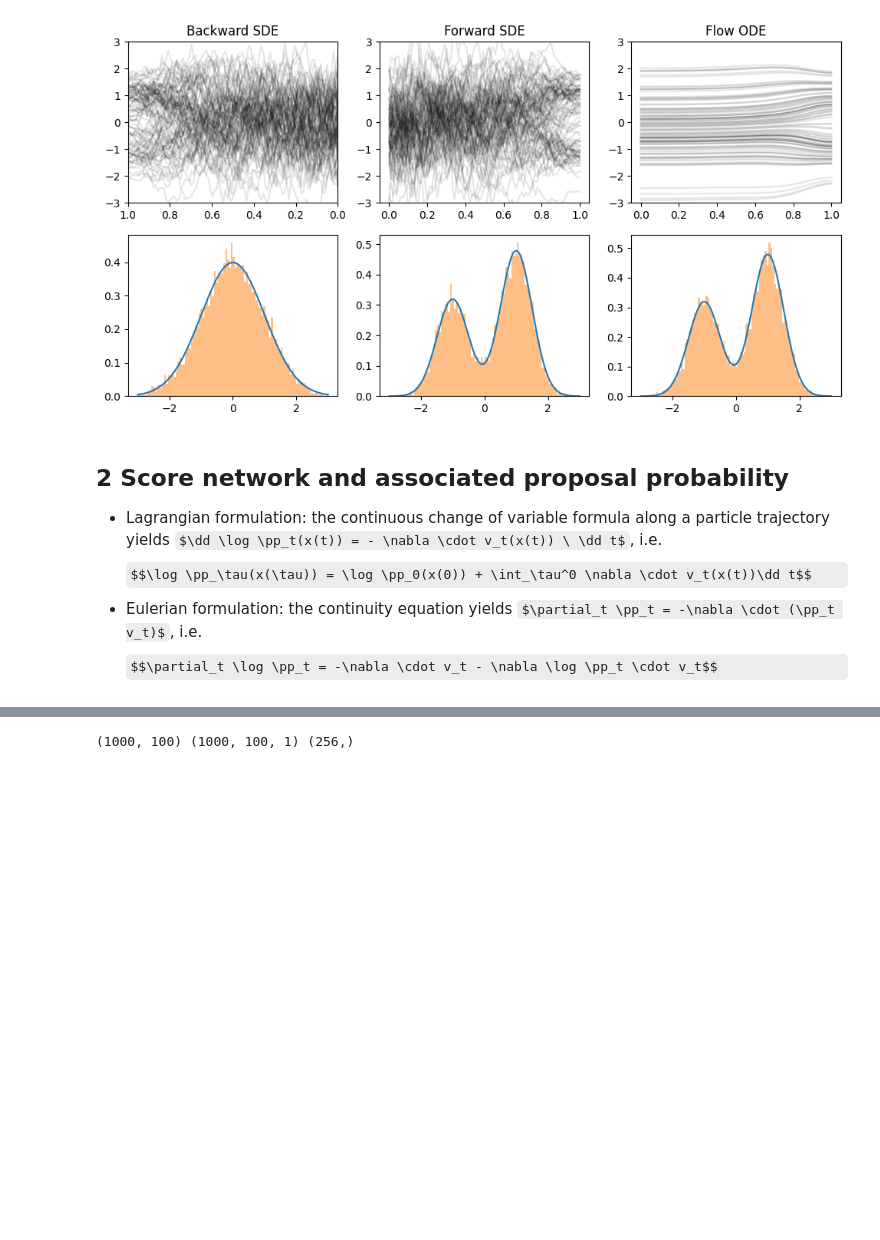
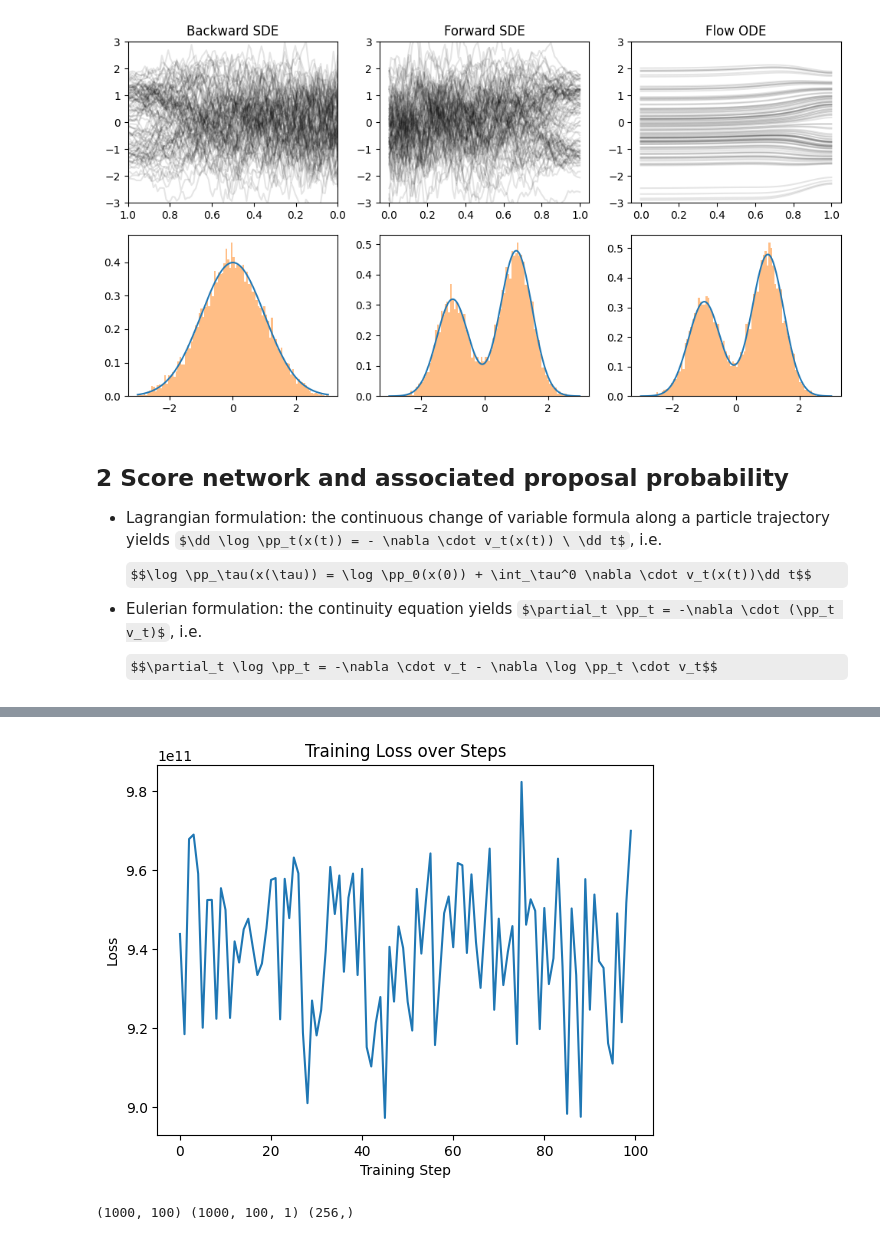
Before and after one commit to hsimonfroy/diffusion-field-level, a Jupyter notebook: TSM.ipynb, the cells around one changed output, grey strips where cells are left out. Cells and saved outputs as stored; diff of their text form; code cells hidden in the pictures; some formulas as TeX source; blank space fills up the shorter version.

```diff
--- a/TSM.ipynb
+++ b/TSM.ipynb
@@ -154,7 +154,7 @@ def backward_sde(key, x1):
     terms = MultiTerm(ODETerm(back_drift), ControlTerm(back_diffusion, brownian_motion))
     solver = Euler()
     saveat = SaveAt(ts=jnp.linspace(t0, t1, 100))
-    sol = diffeqsolve(terms, solver, t0, t1, dt0=0.001, y0=x1, saveat=saveat)
+    sol = diffeqsolve(terms, solver, t0, t1, dt0=1e-3, y0=x1, saveat=saveat)
     return sol.ts[::-1], sol.ys
 
 def forward_sde(key, x0, score=lambda t, y, args: jnp.zeros_like(y)):
@@ -165,7 +165,7 @@ def forward_sde(key, x0, score=lambda t, y, args: jnp.zeros_like(y)):
     terms = MultiTerm(ODETerm(forw_drift), ControlTerm(diffusion, brownian_motion))
     solver = Euler()
     saveat = SaveAt(ts=jnp.linspace(t0, t1, 100))
-    sol = diffeqsolve(terms, solver, t0, t1, dt0=0.001, y0=x0, saveat=saveat)
+    sol = diffeqsolve(terms, solver, t0, t1, dt0=1e-3, y0=x0, saveat=saveat)
     return sol.ts, sol.ys
 
 def flow_ode(key, x0, score=lambda t, y, args: jnp.zeros_like(y)):
@@ -175,7 +175,7 @@ def flow_ode(key, x0, score=lambda t, y, args: jnp.zeros_like(y)):
     terms = ODETerm(vf)
     solver = Euler()
     saveat = SaveAt(ts=jnp.linspace(t0, t1, 100))
-    sol = diffeqsolve(terms, solver, t0, t1, dt0=0.001, y0=x0, saveat=saveat)
+    sol = diffeqsolve(terms, solver, t0, t1, dt0=1e-3, y0=x0, saveat=saveat)
     return sol.ts, sol.ys
 # %%
 keys = jr.split(jr.key(0), n_samples)
@@ -236,6 +236,7 @@ class ScoreNN(nn.Module):
         t = freqs * jnp.atleast_1d(t)
         t = jnp.concatenate([jnp.sin(t), jnp.cos(t)],axis=-1)
         # Building network
+        xin = x
         x = jnp.concatenate([jnp.atleast_1d(x), t])
         x = nn.Dense(features=256)(x)
         x = nn.gelu(x)
@@ -244,10 +245,11 @@ class ScoreNN(nn.Module):
         x = nn.Dense(features=256)(x)
         x = nn.gelu(x)
         x = nn.Dense(features=d)(x)
-        return x
+        return x - xin
 
 score = ScoreNN()
 params = score.init(jr.key(0), jnp.zeros(d), jnp.zeros(1))
+params = tree.map(lambda x: jnp.zeros_like(x), params)
 
 @jax.jit
 @partial(vmap, in_axes=(0, None))
@@ -289,3 +294,8 @@ def logp_sde(params, x1):
     x0, logp = tree.map(lambda x: x[-1], sol.ys)
     # debug.print("{x0}, {logp}", x0=x0, logp=logp)
     return base.log_prob(x0) + logp
+# %%
+# Let's sample from the untrained process
+ts, xs = sample_sde(jr.split(jr.key(0), 10000), params)
+logplin = logp_sde(params, xlin)
+print(ts.shape, xs.shape, logplin.shape)
@@ -291,0 +370,48 @@ def logp_sde(params, x1):
+# %%
+for epoch in range(100):
+    key, key_samp, key_time, key_noise = jr.split(key, 4)
+
+    # Sample a batch of trajectories
+    ts, xs = sample_sde(jr.split(key_samp, batch_size), params)
+    x1s = xs[:,-1] # (batch_size, dim)
+
+    traj_length = int(1e2)
+    eps = 1e-6
+    ts = jnp.broadcast_to(jnp.linspace(eps, 1-eps ,traj_length), (batch_size, traj_length))
+    x1s = target.sample(batch_size, key_samp) # (batch_size, dim)
+    print(ts.shape, x1s.shape)
+
+    # logps, scores = vmap(value_and_grad(target.log_prob))(x1s)
+    # ws = logps - logp_sde(params, x1s) # (batch_size,)
+    # ws = jnp.exp(ws - jnp.max(ws))
+    # ws = ws / jnp.sum(ws)
+
+    # ts = jr.uniform(key_time, batch_size)
+
+    # scores = jnp.broadcast_to(scores[:,None], (*ts.shape, d)) # (batch_size, traj_length, dim)
+    x1s = jnp.broadcast_to(x1s[:,None], (*ts.shape, d)) # (batch_size, traj_length, dim)
+    # ws = jnp.broadcast_to(ws[:,None], ts.shape) # (batch_size, traj_length)
+    scores = scores.reshape(-1, d)
+    x1s = x1s.reshape(-1, d)
+    # ws = ws.reshape(-1)
+    ts = ts.reshape(-1)
+
+    # Compute the score and loss
+    xts = vmap(noise)(jr.split(key_noise, ts.shape), ts, x1s)
+    print(ts.shape, x1s.shape, xts.shape)
+    # params, optim_state, loss = train_step(params, optim_state, ts, xts, scores, ws)
+    # params, optim_state, loss = train_step(params, optim_state, ts, xts, x1s, ws)
+    params, optim_state, loss = train_step(params, optim_state, ts, xts, x1s, jnp.ones(1))
+    losses.append(loss)
+
+    if epoch % 10 == 0:
+        print(f"Epoch {epoch}, Loss: {loss}, lr scale: {optax.tree.get(optim_state, 'scale')}")
+
+# Plot the training loss
+plt.figure()
+plt.plot(losses)
+plt.xlabel("Training Step")
+plt.ylabel("Loss")
+plt.title("Training Loss over Steps")
+plt.show()
+# %% [output]
@@ -292,3 +435,4 @@ def logp_sde(params, x1):
+[figure, added]
 # %%
 # Let's sample from the untrained process
 ts, xs = sample_sde(jr.split(jr.key(0), 1000), params)
```
Also changed, not shown: parts of 15 cells of this notebook.
